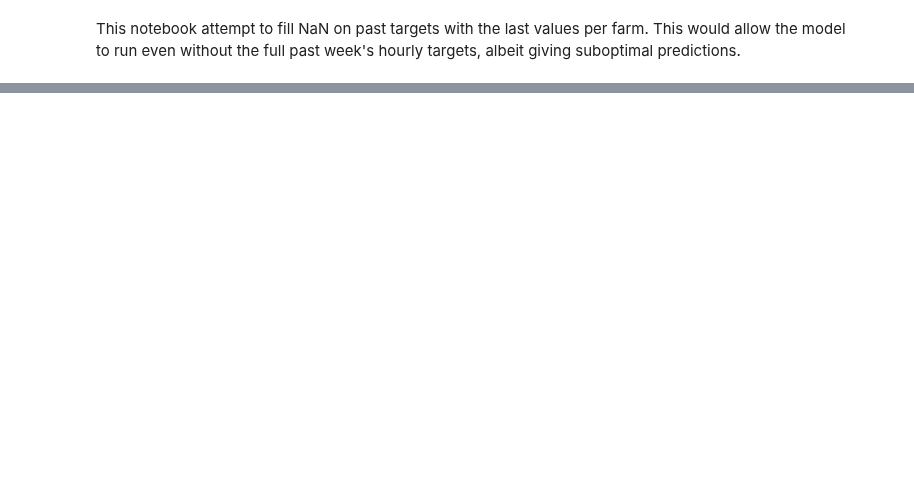
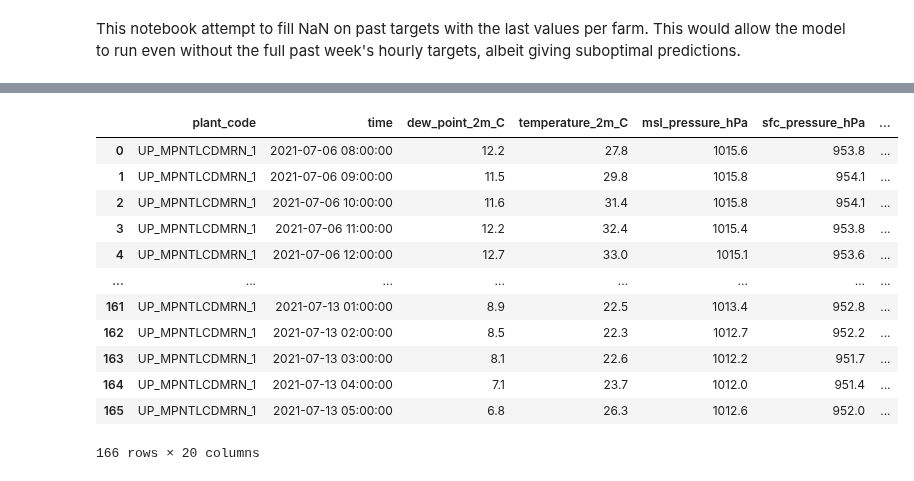
Before and after one commit to Vergangenheit/google-research-tft, a Jupyter notebook: notebooks/Fill_Missing_Target_by_Group.ipynb, the cells around one changed output, grey strips where cells are left out. Cells and saved outputs as stored; diff of their text form; code cells hidden in the pictures; blank space fills up the shorter version.

```diff
--- a/notebooks/Fill_Missing_Target_by_Group.ipynb
+++ b/notebooks/Fill_Missing_Target_by_Group.ipynb
@@ -65,3 +121,20 @@ farm_list: List = ['UP_PRCLCDPLRM_1',
+# %%
+obs_maserio = observed_df[observed_df['plant_code']=='UP_MPNTLCDMRN_1']
+obs_maserio
+# %% [output]
+|  | plant_code | time | dew_point_2m_C | temperature_2m_C | msl_pressure_hPa | sfc_pressure_hPa | ... |
+| 0 | UP_MPNTLCDMRN_1 | 2021-07-06 08:00:00 | 12.2 | 27.8 | 1015.6 | 953.8 | ... |
+| 1 | UP_MPNTLCDMRN_1 | 2021-07-06 09:00:00 | 11.5 | 29.8 | 1015.8 | 954.1 | ... |
+| 2 | UP_MPNTLCDMRN_1 | 2021-07-06 10:00:00 | 11.6 | 31.4 | 1015.8 | 954.1 | ... |
+| 3 | UP_MPNTLCDMRN_1 | 2021-07-06 11:00:00 | 12.2 | 32.4 | 1015.4 | 953.8 | ... |
+| 4 | UP_MPNTLCDMRN_1 | 2021-07-06 12:00:00 | 12.7 | 33.0 | 1015.1 | 953.6 | ... |
+| ... | ... | ... | ... | ... | ... | ... | ... |
+| 161 | UP_MPNTLCDMRN_1 | 2021-07-13 01:00:00 | 8.9 | 22.5 | 1013.4 | 952.8 | ... |
+| 162 | UP_MPNTLCDMRN_1 | 2021-07-13 02:00:00 | 8.5 | 22.3 | 1012.7 | 952.2 | ... |
+| 163 | UP_MPNTLCDMRN_1 | 2021-07-13 03:00:00 | 8.1 | 22.6 | 1012.2 | 951.7 | ... |
+| 164 | UP_MPNTLCDMRN_1 | 2021-07-13 04:00:00 | 7.1 | 23.7 | 1012.0 | 951.4 | ... |
+| 165 | UP_MPNTLCDMRN_1 | 2021-07-13 05:00:00 | 6.8 | 26.3 | 1012.6 | 952.0 | ... |
+166 rows × 20 columns
 # %%
 query_tar: str = "SELECT * FROM sorgenia_energy WHERE start_date_utc >= '{}' and end_date_utc <= '{}'"
 past_targets: DataFrame = pd.read_sql_query(query_tar.format(start, end), con=db_connection())
```
Also changed, not shown: parts of 18 cells of this notebook, 3 other files.
